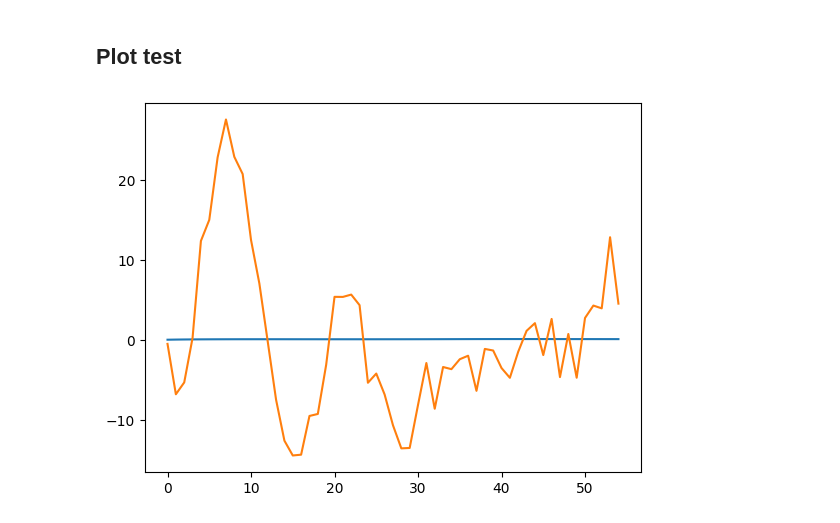
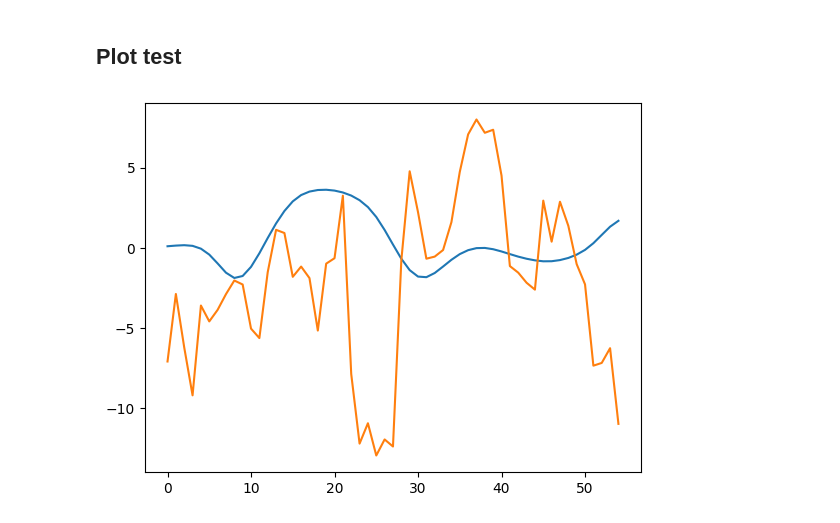
Before and after one commit to LucasTexier/Optiver_challenge, a Jupyter notebook: Optiver_challenge.ipynb, the cells around one changed output. Cells and saved outputs as stored; diff of their text form; code cells hidden in the pictures.

```diff
--- a/Optiver_challenge.ipynb
+++ b/Optiver_challenge.ipynb
@@ -357,9 +357,9 @@ class MyLSTM(nn.Module):
 
         self.seq_size = input_size
 
-        self.conv1 = nn.Conv1d(in_channels=1, out_channels=16, kernel_size=3, stride=1, padding=1)
-        self.conv2 = nn.Conv1d(in_channels=16, out_channels=32, kernel_size=3, stride=1, padding=1)
-        self.conv3 = nn.Conv1d(in_channels=32, out_channels=1, kernel_size=3, stride=1, padding=1)
+        self.conv1 = nn.Conv1d(in_channels=1, out_channels=2, kernel_size=3, stride=1, padding=1)
+        #self.conv2 = nn.Conv1d(in_channels=8, out_channels=16, kernel_size=3, stride=1, padding=1)
+        self.conv3 = nn.Conv1d(in_channels=2, out_channels=1, kernel_size=3, stride=1, padding=1)
         self.relu = nn.ReLU()
 
         self.out_size = self.calculate_output_size()
@@ -380,7 +380,7 @@ class MyLSTM(nn.Module):
 
     def forward_conv(self, x):
         x = self.relu(self.conv1(x))
-        x = self.relu(self.conv2(x))
+        #x = self.relu(self.conv2(x))
         x = self.relu(self.conv3(x))
         return x
 
@@ -391,11 +391,11 @@ class MyLSTM(nn.Module):
         seq_size = x.size(2)  # Get the input sequence size
 
 
-        x = x.view(-1, 1, self.seq_size)
+        #x = x.view(-1, 1, self.seq_size)
 
-        x = self.forward_conv(x)
+        #x = self.forward_conv(x)
 
-        x = x.view(batch_size, -1, self.out_size)
+        #x = x.view(batch_size, -1, self.out_size)
         h0 = torch.zeros(self.num_layers, batch_size, self.hidden_size).to(x.device)
         c0 = torch.zeros(self.num_layers, batch_size, self.hidden_size).to(x.device)
 
@@ -412,7 +412,7 @@ input_data = torch.tensor(np.array(dates_groupes[:470]),dtype=torch.float32)
 output_labels = torch.tensor(np.array(target[:470]),dtype=torch.float32)
 #print(input_data.size())
 input_size = vector_size
-hidden_size = 200
+hidden_size = 150
 output_size = 200
 num_layers = 5
 
@@ -430,7 +430,7 @@ model.to(device)
 input_data = input_data.to(device)
 output_labels = output_labels.to(device)
 #print(input_data.shape)
-epochs = 10
+epochs = 100
 #print(len(input_data))
 for epoch in range(epochs):
     model.train()
@@ -446,4 +446,4 @@ for epoch in range(epochs):
 
     running_loss += loss.item()
 
-    print(f"Epoch [{epoch + 1}/{epochs}], Loss: {running_loss / len(input_data)}")
+    print(f"Epoch [{epoch + 1}/{epochs}], Loss: {loss.item()}")
@@ -469,11 +487,12 @@ Test Loss: 5.367801666259766
 # %% [markdown]
 ## Plot test
 # %%
-Y1 = [row[2] for row in test_outputs[2]]
-Y2 = [row[2] for row in test_output_labels[2]]
+Y1 = [row[120] for row in test_outputs[2]]
+#Y2 = moving_average([row[120] for row in test_output_labels[2]],5)
+Y2 = [row[120] for row in test_output_labels[2]]
 
 plt.plot(Y1)
 plt.plot(Y2)
 plt.show()
 # %% [output]
-[figure, old version]
+[figure, new version]
```
Also changed, not shown: parts of 3 cells of this notebook.
